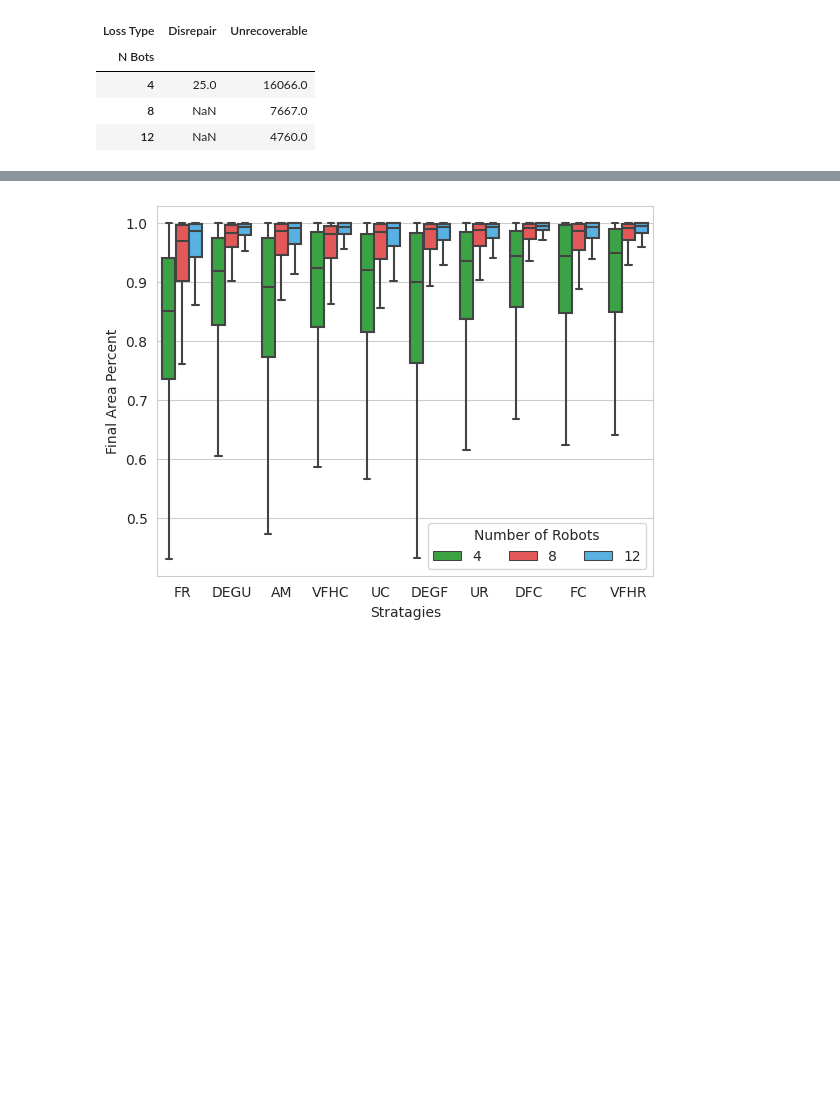
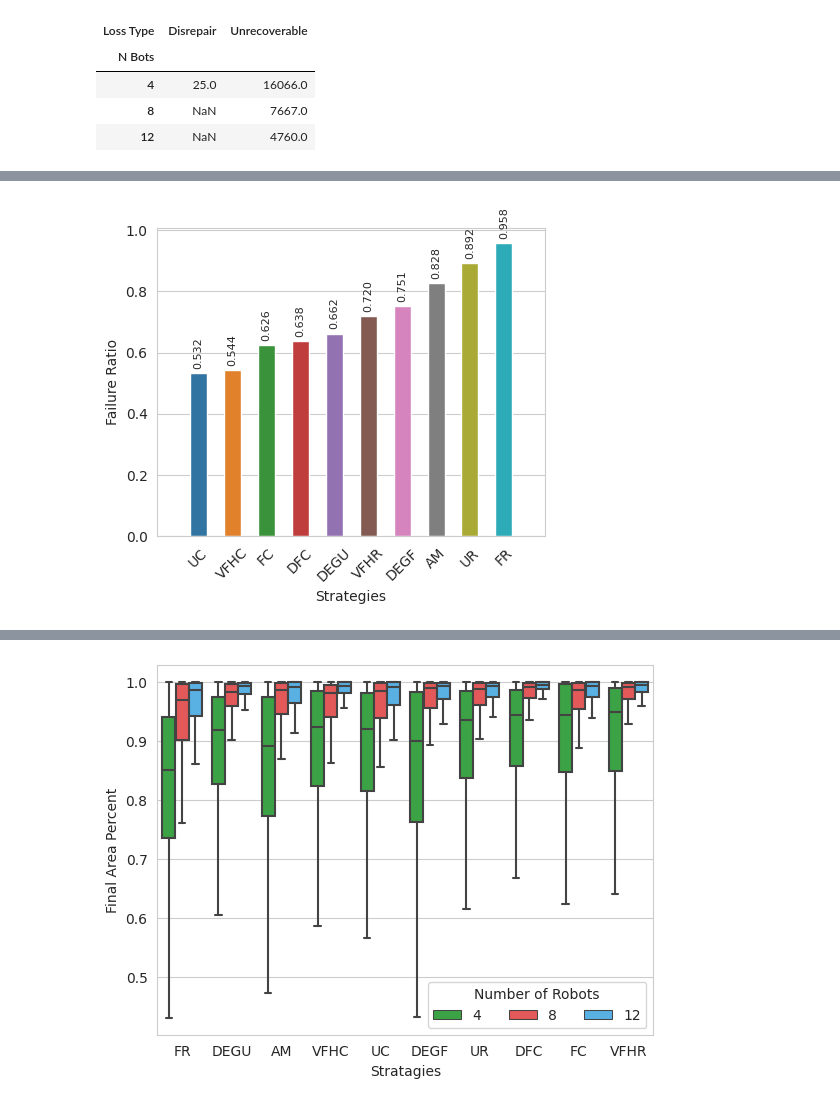
Before and after one commit to DIRECTLab/Multi_Agents_Area_Exploration, a Jupyter notebook: analysing_data/christopher_plottings/plots_updated.ipynb, the cells around one changed output, grey strips where cells are left out. Drawn from its saved outputs; the diff is of its cells as text; code cells hidden in the pictures; blank space fills up the shorter version.

```diff
--- a/analysing_data/christopher_plottings/plots_updated.ipynb
+++ b/analysing_data/christopher_plottings/plots_updated.ipynb
@@ -242,0 +256,3 @@ with open(f"method_vs_agents_size.tex", 'w') as f:
+# %%
+df_loss_unsuccessful_four = df_loss_unsuccessful[df_loss_unsuccessful['N Bots'] == 4]
+df_loss_unsuccessful_four.groupby(['M', 'Loss Type']).count()['Experiment Id'].unstack()
@@ -255,3 +284,9 @@ loss_group2.T
 | 4 | 25.0 | 16066.0 |
 | 8 | NaN | 7667.0 |
 | 12 | NaN | 4760.0 |
+# %%
+# loss_group3 = pd.DataFrame(df_loss_unsuccessful.groupby(['M', 'N Bots']).count()['Experiment Id']).reset_index()
+loss_group3 = pd.DataFrame(df_loss_unsuccessful_four.groupby(['M']).count()['Experiment Id']).reset_index()
+# loss_group3 = pd.DataFrame(df_loss_unsuccessful.groupby(['M', 'Goal Scenario']).count()['Experiment Id']).reset_index()
+
+loss_group3
@@ -257,0 +305,3 @@ loss_group2.T
+# %%
+unrecoverable_ex_count= df_end[df_end['Loss Type'] == "Unrecoverable"]['Experiment Id'].count() / (len(df_end['M'].unique())) / 3
+unrecoverable_ex_count
@@ -257,0 +310,8 @@ loss_group2.T
+# %%
+
+
+loss_group3['Failure Rate'] = loss_group3['Experiment Id'] / unrecoverable_ex_count
+# rename Experiment Id to count
+loss_group3.rename(columns={loss_group3.columns[2]: 'Failed Count'}, inplace=True)
+loss_group3
+# loss_group3.rename(columns={loss_group3.columns[2]: 'count'}, inplace=True)
@@ -257,0 +330,43 @@ loss_group2.T
+# %%
+fig, ax = plt.subplots(figsize=(5, 4))
+
+sns.barplot(
+            x="M",
+            y="Failed Count",
+            # x="N Bots",
+            data=loss_group3,
+            order=loss_group3.sort_values(by='Failed Count', ascending=True)['M'],
+            ax=ax,
+            width=0.5
+
+
+            )
+
+ax.margins(x=0.1) # Optional, just adds 5% padding to the autoscaling
+# ax.legend(ncol=2)
+
+# label the hight of the bars
+for i, p in enumerate(ax.patches):
+    height = p.get_height()
+    width = p.get_width()
+    # text = f"{height:.2f},  count: {loss_group3.iloc[i]['Experiment Id']:.0f}"
+    text = f"{height:.3f}"
+
+    ax.text(p.get_x()+p.get_width()/2.,
+            height + 0.02,
+            text,
+            ha="center", rotation=90,
+            fontsize=8 ,)
+
+
+# change the label of the x axis
+ax.set_xlabel("Strategies")
+ax.set_ylabel("Failure Ratio")
+
+
+
+
+plt.xticks(rotation=45)
+plt.savefig(f"unseccessful_ratio_of_strategies.png", bbox_inches='tight' ,dpi=300, figsize=(8, 6))
+# %% [output]
+[figure, added]
```
Also changed, not shown: parts of 19 cells of this notebook.
